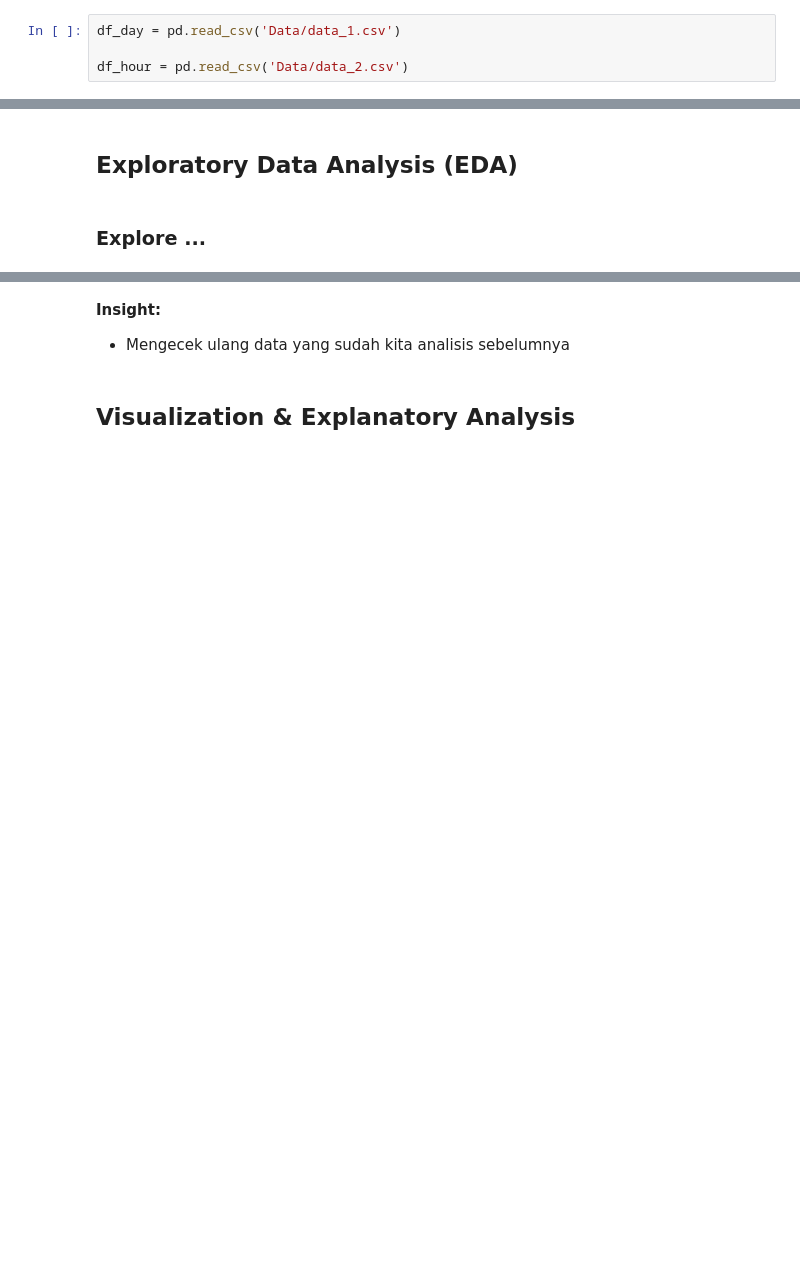
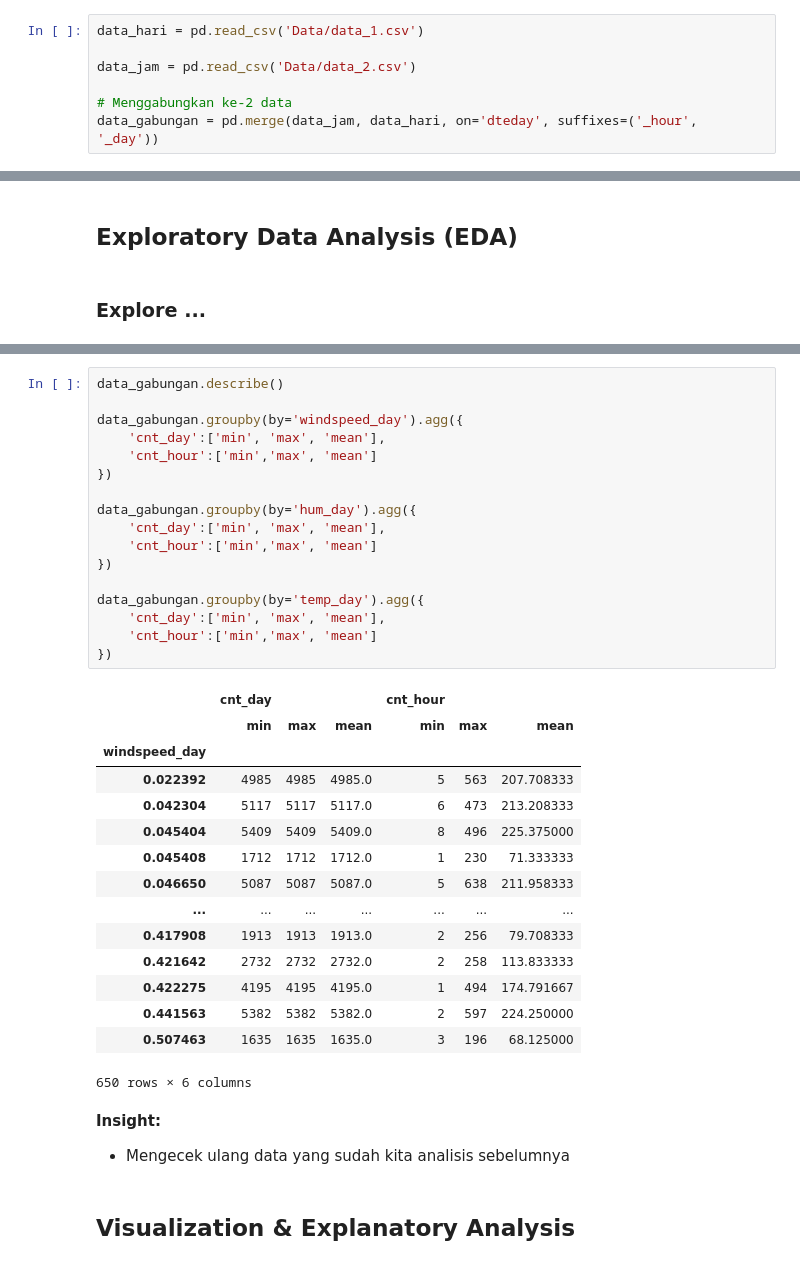
Before and after one commit to UndefinedE02/Bike-sharing-analisis, a Jupyter notebook: Proyek_Analisis_Data.ipynb, the cells around one changed output, grey strips where cells are left out. Cells and saved outputs as stored; diff of their text form; blank space fills up the shorter version.

```diff
--- a/Proyek_Analisis_Data.ipynb
+++ b/Proyek_Analisis_Data.ipynb
@@ -27,9 +27,12 @@ from sklearn.preprocessing import StandardScaler
 # %% [markdown]
 ### Gathering Data
 # %%
-df_day = pd.read_csv('Data/data_1.csv')
+data_hari = pd.read_csv('Data/data_1.csv')
 
-df_hour = pd.read_csv('Data/data_2.csv')
+data_jam = pd.read_csv('Data/data_2.csv')
+
+# Menggabungkan ke-2 data
+data_gabungan = pd.merge(data_jam, data_hari, on='dteday', suffixes=('_hour', '_day'))
 # %% [markdown]
 **Insight:**
 - membaca dataset hari pada data_1.csv
@@ -106,3 +89,36 @@ df_merged.describe()
+# %%
+data_gabungan.describe()
+
+data_gabungan.groupby(by='windspeed_day').agg({
+	'cnt_day':['min', 'max', 'mean'],
+	'cnt_hour':['min','max', 'mean']
+})
+
+data_gabungan.groupby(by='hum_day').agg({
+	'cnt_day':['min', 'max', 'mean'],
+	'cnt_hour':['min','max', 'mean']
+})
+
+data_gabungan.groupby(by='temp_day').agg({
+	'cnt_day':['min', 'max', 'mean'],
+	'cnt_hour':['min','max', 'mean']
+})
+# %% [output]
+|  | cnt_day |  |  | cnt_hour |  |  |
+|  | min | max | mean | min | max | mean |
+| windspeed_day |  |  |  |  |  |  |
+| 0.022392 | 4985 | 4985 | 4985.0 | 5 | 563 | 207.708333 |
+| 0.042304 | 5117 | 5117 | 5117.0 | 6 | 473 | 213.208333 |
+| 0.045404 | 5409 | 5409 | 5409.0 | 8 | 496 | 225.375000 |
+| 0.045408 | 1712 | 1712 | 1712.0 | 1 | 230 | 71.333333 |
+| 0.046650 | 5087 | 5087 | 5087.0 | 5 | 638 | 211.958333 |
+| ... | ... | ... | ... | ... | ... | ... |
+| 0.417908 | 1913 | 1913 | 1913.0 | 2 | 256 | 79.708333 |
+| 0.421642 | 2732 | 2732 | 2732.0 | 2 | 258 | 113.833333 |
+| 0.422275 | 4195 | 4195 | 4195.0 | 1 | 494 | 174.791667 |
+| 0.441563 | 5382 | 5382 | 5382.0 | 2 | 597 | 224.250000 |
+| 0.507463 | 1635 | 1635 | 1635.0 | 3 | 196 | 68.125000 |
+650 rows × 6 columns
 # %% [markdown]
 **Insight:**
 - Mengecek ulang data yang sudah kita analisis sebelumnya
```
Also changed, not shown: parts of 6 cells of this notebook, 2 other files.
